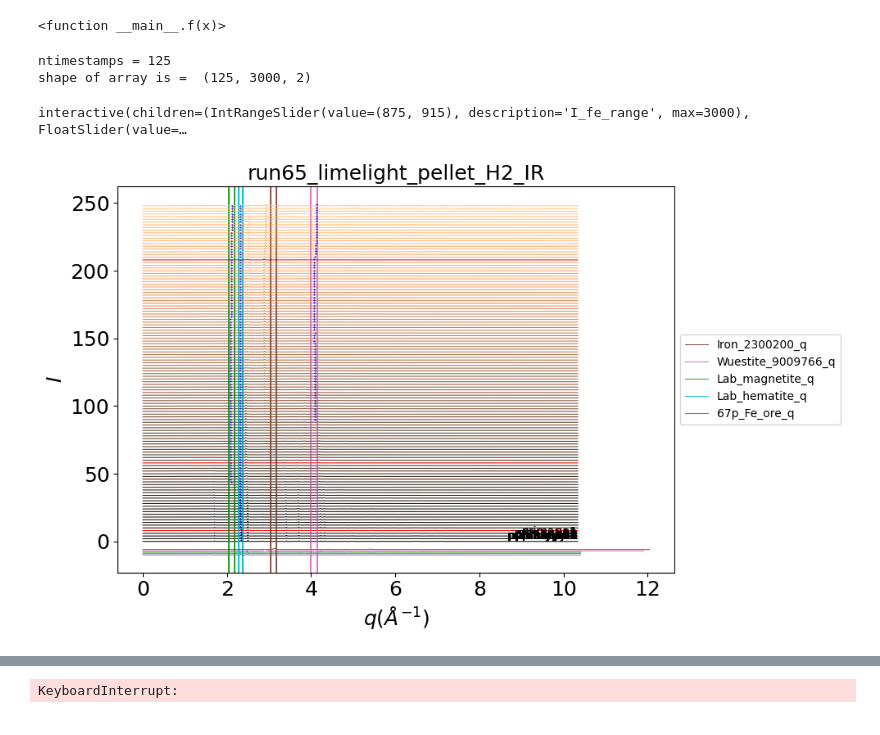
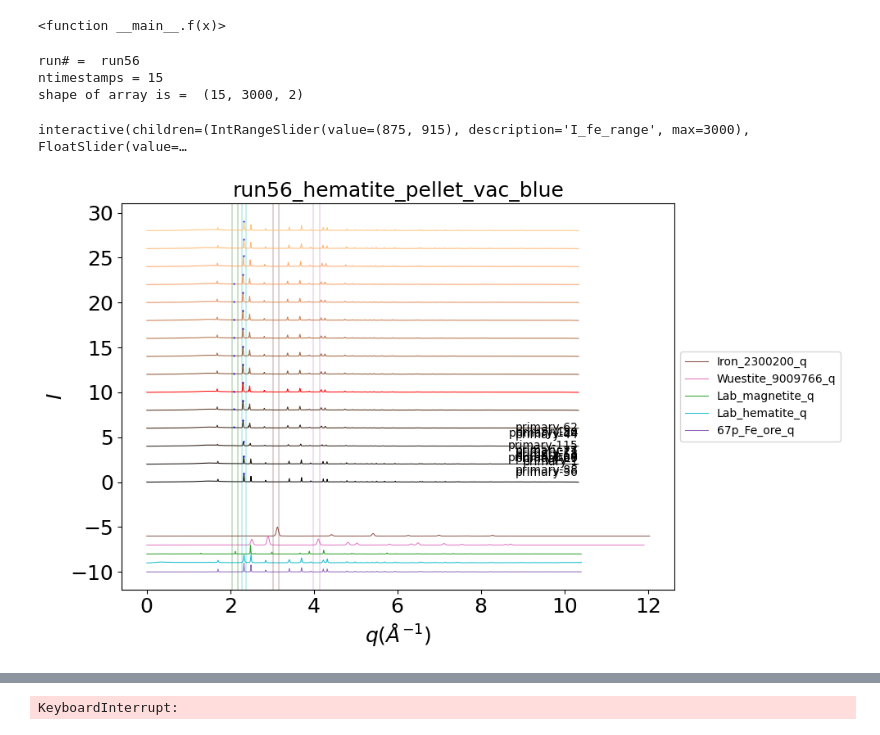
Before and after one commit to lmoghimi/personal-processing, a Jupyter notebook: xrd_phase_analysis_Lauren.ipynb, the cells around one changed output, grey strips where cells are left out. Cells and saved outputs as stored; diff of their text form; code cells hidden in the pictures.

```diff
--- a/xrd_phase_analysis_Lauren.ipynb
+++ b/xrd_phase_analysis_Lauren.ipynb
@@ -101,8 +101,9 @@ interactive(children=(IntSlider(value=10, description='x', max=30, min=-10), Out
 <function __main__.f(x)>
 # %%
 #@title Loading data files for interactive plot (1/2)
-for run in ['run65']:
-    ntimestamps = 125 ##########change later
+for run in ['run56']:
+    ntimestamps = 15 ##########change later
+    print('run# = ', run)
 
     ###################### parsing the filename
     tiffdir = os.path.join(userdir, 'tiff_base')
@@ -152,17 +153,22 @@ for run in ['run65']:
     ##### convert raw data_save_all into numpy array ######
     raw_data_save_all = np.array(raw_data_save_all) #stacks the array  #makes 3D array of 125, q and I for each run --> (nstimestamps, nt, 2)
     print('shape of array is = ', raw_data_save_all.shape)
+
+#laser = [5, 30, 105] #run64 #at what 3 scan numbers does the laser turn on, reach max power, and turn off?
+#laser = [7, 32, 107] #run51
+#laser = [4, 29, 104] #run52
+#laser = [6, 31, 106] #run53
+#laser = [3, 28, 103] #run54
+laser = [5, 30, 105] #run 56
+#laser = [0, 25, 100] #run60
+#laser = [7, 32, 107] #run62
+#laser = [4, 29, 104] #run65
 # %% [output]
-ntimestamps = 125
-shape of array is =  (125, 3000, 2)
+run# =  run56
+ntimestamps = 15
+shape of array is =  (15, 3000, 2)
 # %%
 #@title Defining the function for interactive plotting (2/2)
-
-#laser = [5, 30, 105] #run64 #at what 3 scan numbers does the laser turn on, reach max power, and turn off?
-#laser = [7, 32, 107] #run51
-#laser = [4, 29, 104] #run52
-#laser = [6, 31, 106] #run53
-laser = [4, 29, 104] #run65
 
 ## create figure object -- plotting setting ##
 #figsize = (12, 6)
@@ -205,10 +211,10 @@ for i_phase, ref_phase in enumerate(ref_phases):
           prominence_fe=widgets.FloatSlider(value=0.075, min=0, max=1, step=0.005), #prominence_fe = 1.5 #prominence_fe = .1
 
           I_w_range=widgets.IntRangeSlider(value=[1152,1200], min=0, max=raw_data_save_all.shape[1]),
-          prominence_w=widgets.FloatSlider(value=0.11, min=0, max=1, step=0.005),
+          prominence_w=widgets.FloatSlider(value=0.1, min=0, max=1, step=0.005),
 
           I_m_range=widgets.IntRangeSlider(value=[590,630], min=0, max=raw_data_save_all.shape[1]),
-          prominence_m=widgets.FloatSlider(value=0.075, min=0, max=1, step=0.005),
+          prominence_m=widgets.FloatSlider(value=0.085, min=0, max=1, step=0.005),
 
           I_h_range=widgets.IntRangeSlider(value=[660,685], min=0, max=raw_data_save_all.shape[1]),
           prominence_h=widgets.FloatSlider(value=0.075, min=0, max=1, step=0.005),
@@ -363,33 +369,33 @@ def plotting_peak_fit(I_fe_range, prominence_fe,
             peaks, properties = find_peaks(I_m, prominence_m)
             #print(peaks, properties)
             #print('Index of peak in x that satisfy all given conditions: ', peaks)
             #print('Peak height: ', properties['peak_heights'])
 
             if peaks.size > 0:
               val1_m = q[(I_m_low + peaks)][0]
               val2_m = I_treated[(I_m_low + peaks)][0]
               ##print('M peak is located at q = ', val1_m, ' with I_treated = ', val2_m)
 
               ax.plot(val1_m, val2_m + wf_shift + mark_dist, color = marcol_m, marker=markersh, markersize = markersz)
 
             else:
               ##print('List is empty. No peaks found in the specified range')
               val1_m = float('nan')
               val2_m = 0
 
         #set the values here for this one timestamp
         item = {'Scan#': timestamp_num,
                 'Fe': [val1_fe, val2_fe],
                 'H': [val1_h, val2_h],
                 'W': [val1_w, val2_w],
                 'M': [val1_m, val2_m]
                 }
         find_peak_outputs.append(item)
 
     #print('find_peak_outputs = ', find_peak_outputs) #now that we've finished "for iv, timestamp in enumerate(timestamps)"
     ax.legend(loc='center left', bbox_to_anchor=[1, 0.5])
 # %% [output]
 interactive(children=(IntRangeSlider(value=(875, 915), description='I_fe_range', max=3000), FloatSlider(value=…
-[figure, old version]
+[figure, new version]
 # %%
 #@title Tracking peak position with time (multiple phases)
```
Also changed, not shown: parts of 2 cells of this notebook.
